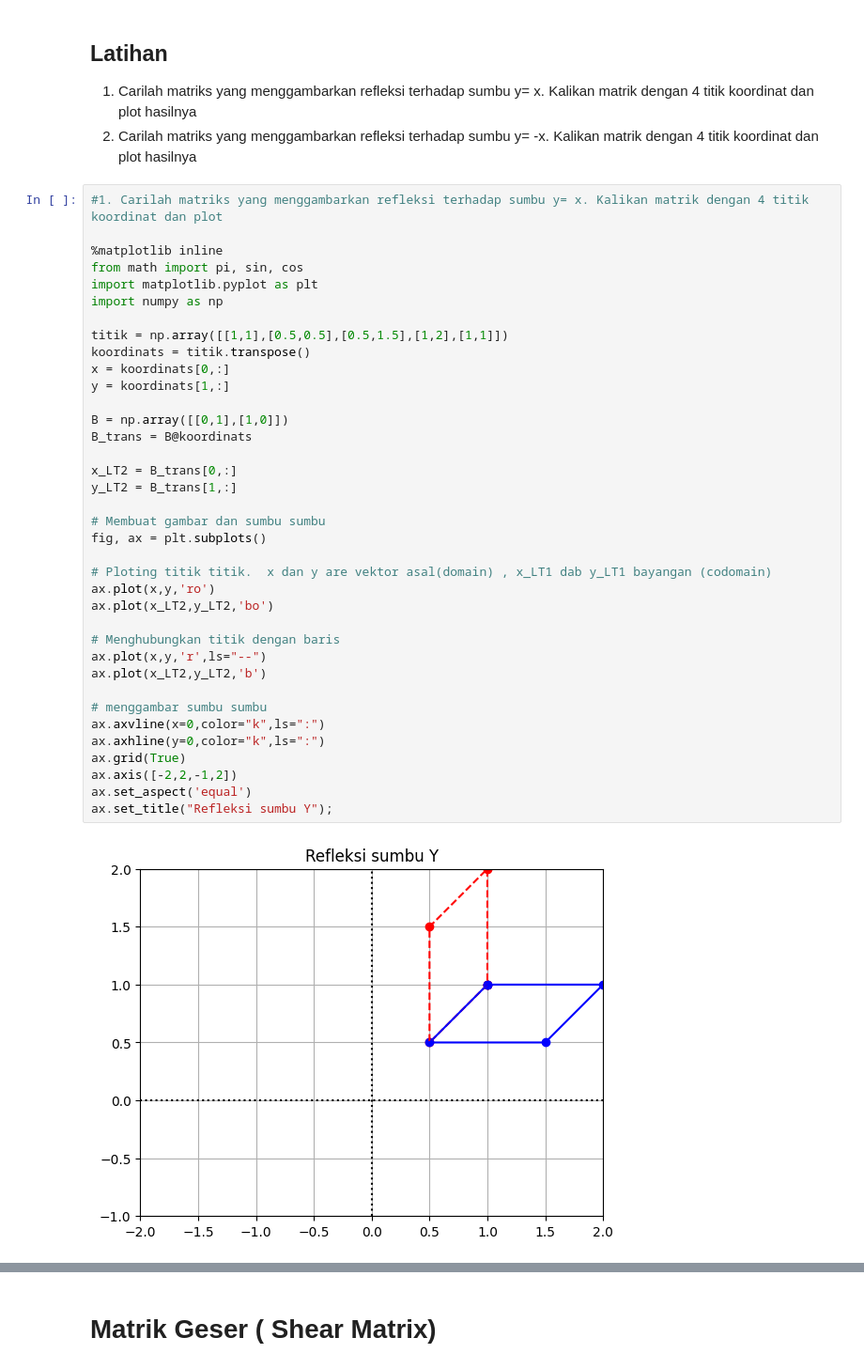
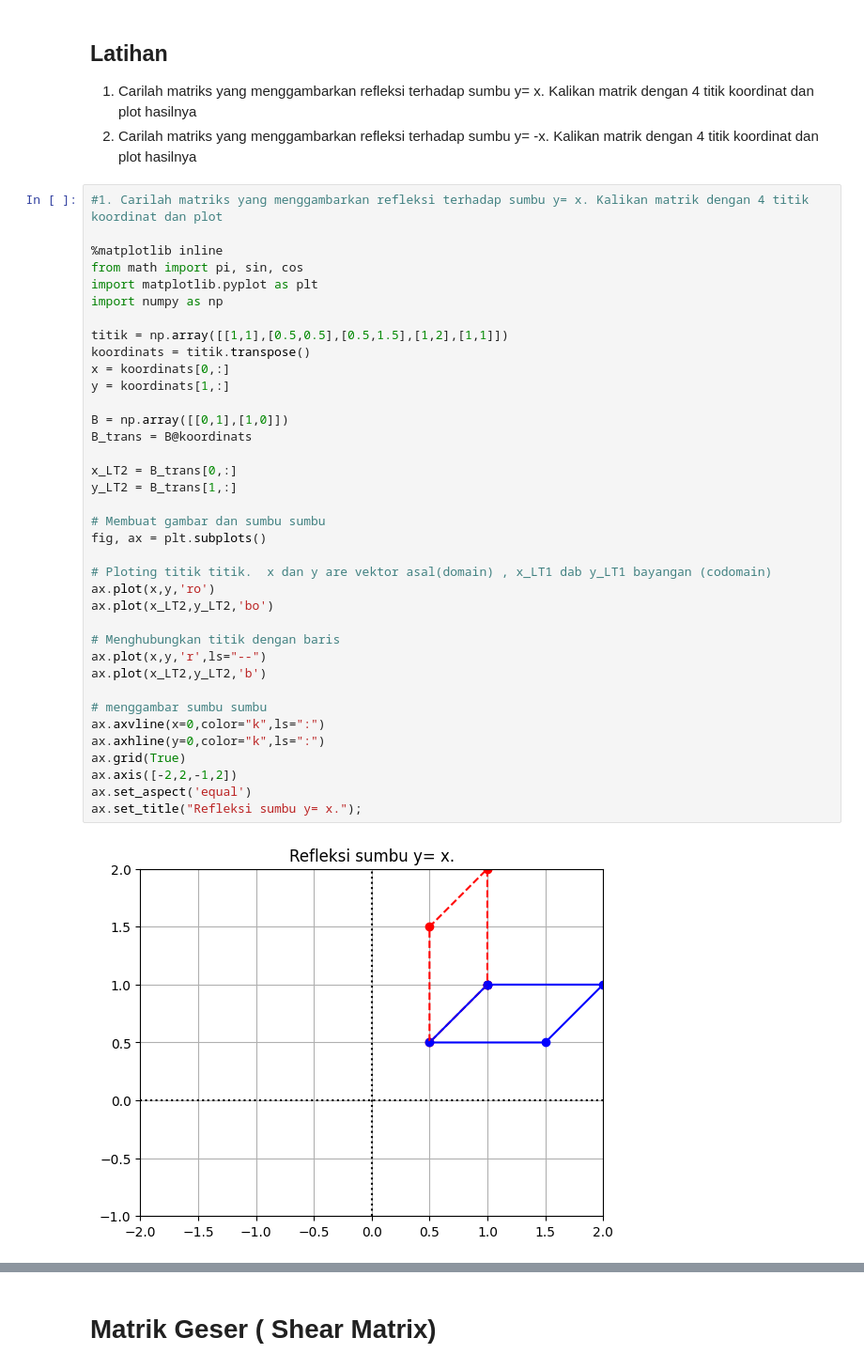
Before and after one commit to fathulamin987/kal, a Jupyter notebook: _sources/transformasi.ipynb, the cells around one changed output, grey strips where cells are left out. Shown at 94% size. Drawn from its saved outputs; the diff is of its cells as text.

```diff
--- a/_sources/transformasi.ipynb
+++ b/_sources/transformasi.ipynb
@@ -190,32 +190,32 @@ import numpy as np
 
 titik = np.array([[1,1],[0.5,0.5],[0.5,1.5],[1,2],[1,1]])
 koordinats = titik.transpose()
 x = koordinats[0,:]
 y = koordinats[1,:]
 
 B = np.array([[0,1],[1,0]])
 B_trans = B@koordinats
 
 x_LT2 = B_trans[0,:]
 y_LT2 = B_trans[1,:]
 
 # Membuat gambar dan sumbu sumbu
 fig, ax = plt.subplots()
 
 # Ploting titik titik.  x dan y are vektor asal(domain) , x_LT1 dab y_LT1 bayangan (codomain)
 ax.plot(x,y,'ro')
 ax.plot(x_LT2,y_LT2,'bo')
 
 # Menghubungkan titik dengan baris
 ax.plot(x,y,'r',ls="--")
 ax.plot(x_LT2,y_LT2,'b')
 
 # menggambar sumbu sumbu
 ax.axvline(x=0,color="k",ls=":")
 ax.axhline(y=0,color="k",ls=":")
 ax.grid(True)
 ax.axis([-2,2,-1,2])
 ax.set_aspect('equal')
-ax.set_title("Refleksi sumbu Y");
+ax.set_title("Refleksi sumbu y= x.");
 # %% [output]
-[figure, old version]
+[figure, new version]
```
Also changed, not shown: parts of 5 cells of this notebook, 7 other files.
